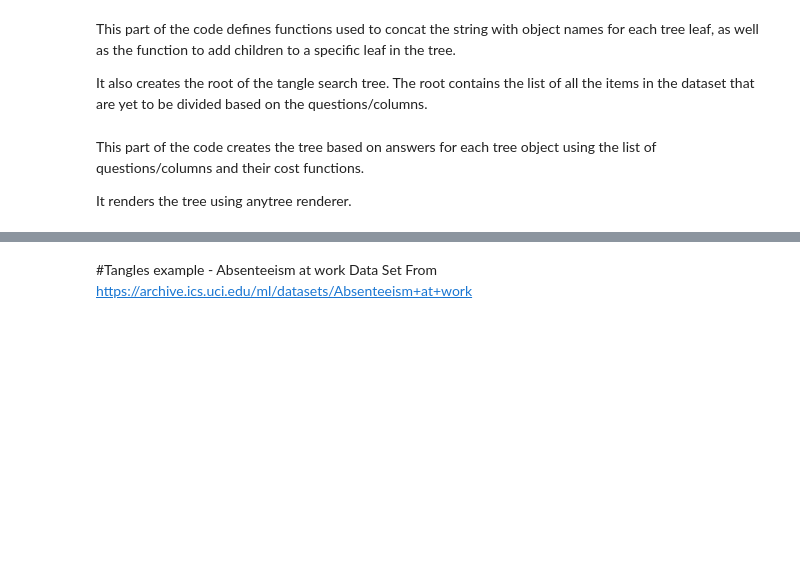
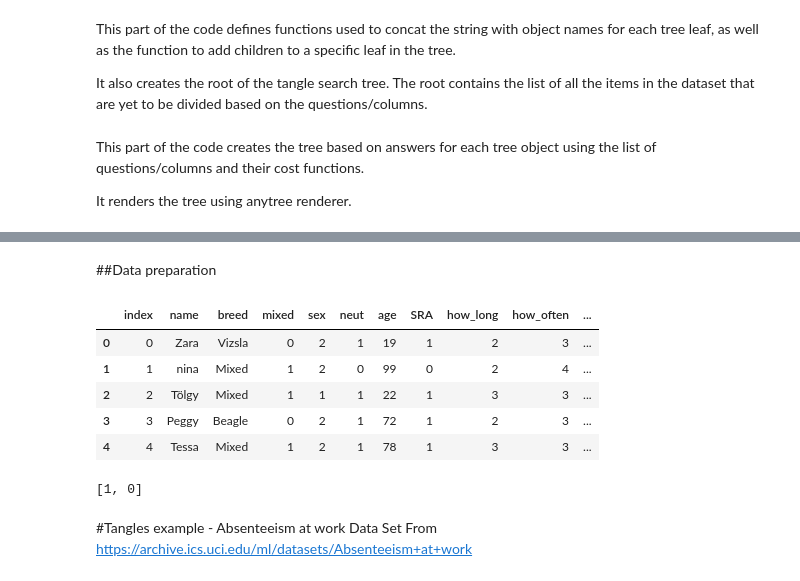
Before and after one commit to zuzannazak/Tangles, a Jupyter notebook: Tangle_playground.ipynb, the cells around one changed output, grey strips where cells are left out. Saved outputs shown, nothing was run; the diff lists cells and outputs as text; code cells hidden in the pictures; blank space fills up the shorter version.

```diff
--- a/Tangle_playground.ipynb
+++ b/Tangle_playground.ipynb
@@ -205,0 +276,13 @@ for pre, fill, node in RenderTree(root):
+# %% [markdown]
+##Data preparation
+# %%
+df_original = pd.read_excel("https://github.com/zuzannazak/Tangles/blob/main/Data%20for_%20Attachment%20styles%20in%20dogs%20and%20their%20relationship%20with%20separation-related%20disord.xlsx?raw=true")
+df_original = df_original.reset_index() #optional
+df_original.head()
+# %% [output]
+|  | index | name | breed | mixed | sex | neut | age | SRA | how_long | how_often | ... |
+| 0 | 0 | Zara | Vizsla | 0 | 2 | 1 | 19 | 1 | 2 | 3 | ... |
+| 1 | 1 | nina | Mixed | 1 | 2 | 0 | 99 | 0 | 2 | 4 | ... |
+| 2 | 2 | Tölgy | Mixed | 1 | 1 | 1 | 22 | 1 | 3 | 3 | ... |
+| 3 | 3 | Peggy | Beagle | 0 | 2 | 1 | 72 | 1 | 2 | 3 | ... |
+| 4 | 4 | Tessa | Mixed | 1 | 2 | 1 | 78 | 1 | 3 | 3 | ... |
@@ -205,0 +291,6 @@ for pre, fill, node in RenderTree(root):
+# %%
+z = list(df_original["neut"])
+z = list(dict.fromkeys(z))
+z
+# %% [output]
+[1, 0]
```
Also changed, not shown: parts of 21 cells of this notebook.
